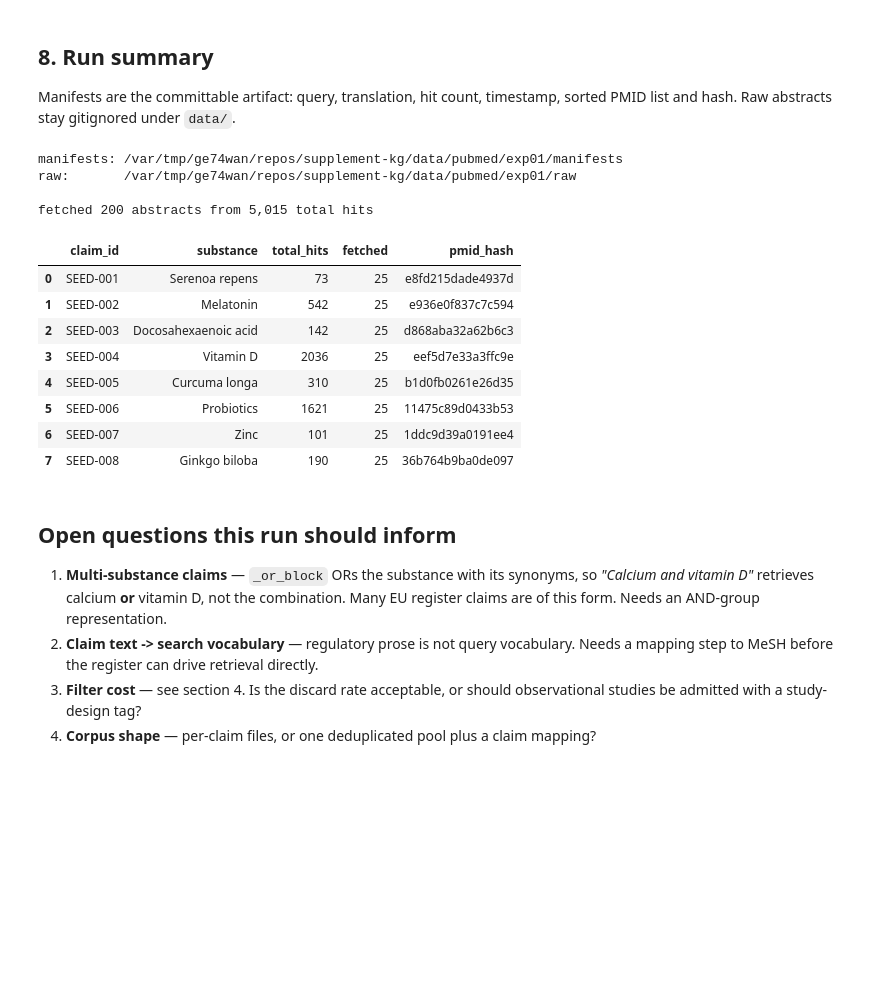
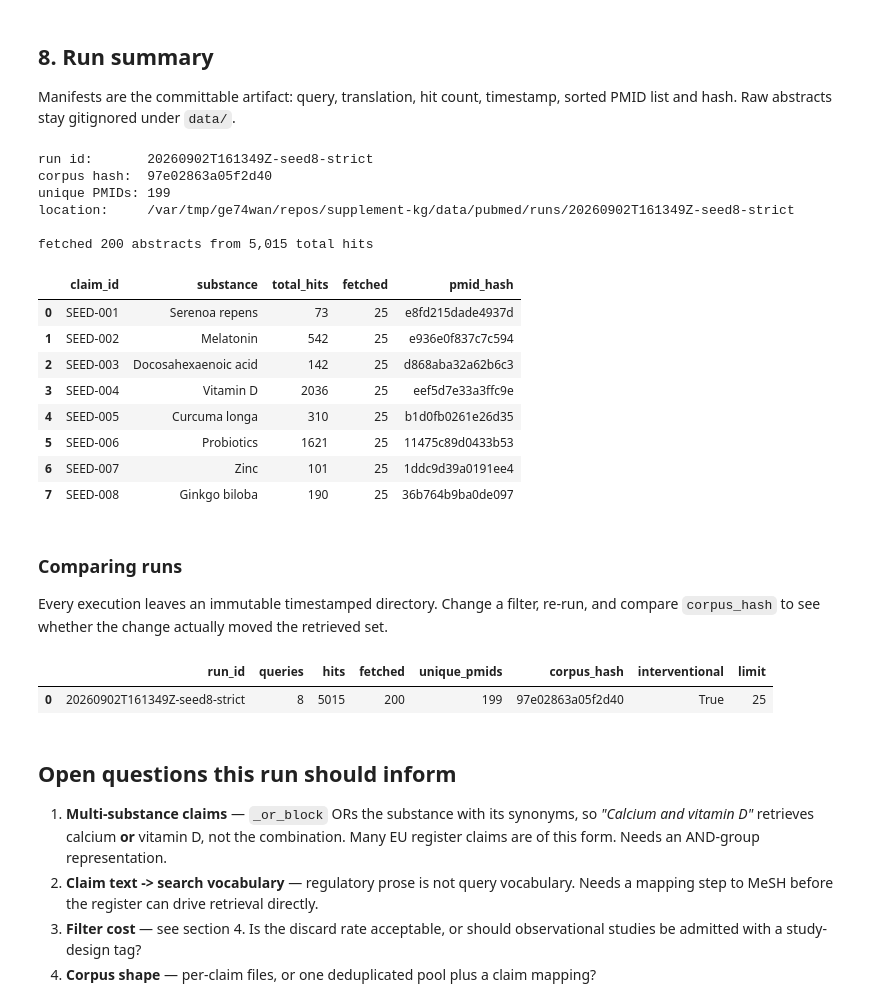
Before and after one commit to liyanfeng129/supplement-kg, a Jupyter notebook: notebooks/01_pubmed_retrieval.ipynb, the cells around one changed output. Cells and saved outputs as stored; diff of their text form; code cells hidden in the pictures; blank space fills up the shorter version.

```diff
--- a/notebooks/01_pubmed_retrieval.ipynb
+++ b/notebooks/01_pubmed_retrieval.ipynb
@@ -56,7 +57,10 @@ DATE_FROM            = None   # e.g. "2000/01/01"
 DATE_TO              = None
 
 # --- output ---------------------------------------------------------------
-OUT_DIR = ROOT / "data" / "pubmed" / "exp01"
+# Each execution gets its own timestamped directory, so runs never overwrite
+# one another and two runs can be diffed directly.
+RUNS_DIR  = ROOT / "data" / "pubmed" / "runs"
+RUN_LABEL = "seed8-strict"   # short tag appended to the timestamp
 
 FILTERS = dict(
     interventional_only=INTERVENTIONAL_ONLY,
@@ -236,6 +240,9 @@ overall kept: 18.7% (5,015 of 26,810)
 `LIMIT_PER_CLAIM` caps downloads. The manifest still records the **full** hit count,
 so a truncated run reports what it truncated rather than looking complete.
 # %%
+RUN_DIR = new_run_dir(RUNS_DIR, RUN_LABEL)
+print(f"run: {RUN_DIR.name}\n")
+
 all_abstracts, manifests = [], []
 
 for s in specs:
@@ -243,9 +250,15 @@ for s in specs:
                                     batch_size=BATCH_SIZE)
     all_abstracts.extend(abstracts)
     manifests.append(manifest)
-    paths = save_run(abstracts, manifest, OUT_DIR, run_name=s.claim_id)
+    paths = save_run(abstracts, manifest, RUN_DIR, run_name=s.claim_id)
     print(f"[{s.claim_id}] fetched {manifest['fetched']:>3} of {manifest['total_hits']:>5} hits"
           f"  -> {paths['raw'].name}")
 
+run_manifest = save_run_manifest(
+    manifests, RUN_DIR,
+    params={**FILTERS, "limit_per_claim": LIMIT_PER_CLAIM,
+            "max_claims": MAX_CLAIMS, "label": RUN_LABEL},
+)
 print(f"\ntotal abstracts fetched: {len(all_abstracts)}")
+print(f"run manifest: {run_manifest}")
 # %% [output]
@@ -378,13 +394,18 @@ summary = pd.DataFrame([{
     "pmid_hash": m["pmid_hash"],
 } for m in manifests])
 
-print(f"manifests: {OUT_DIR / 'manifests'}")
-print(f"raw:       {OUT_DIR / 'raw'}")
+run_doc = json.loads((RUN_DIR / "run.json").read_text())
+print(f"run id:       {run_doc['run_id']}")
+print(f"corpus hash:  {run_doc['corpus_hash']}")
+print(f"unique PMIDs: {run_doc['unique_pmids']}")
+print(f"location:     {RUN_DIR}")
 print(f"\nfetched {summary.fetched.sum()} abstracts from {summary.total_hits.sum():,} total hits")
 summary
 # %% [output]
-manifests: /var/tmp/ge74wan/repos/supplement-kg/data/pubmed/exp01/manifests
-raw:       /var/tmp/ge74wan/repos/supplement-kg/data/pubmed/exp01/raw
+run id:       20260902T161349Z-seed8-strict
+corpus hash:  97e02863a05f2d40
+unique PMIDs: 199
+location:     /var/tmp/ge74wan/repos/supplement-kg/data/pubmed/runs/20260902T161349Z-seed8-strict
 
 fetched 200 abstracts from 5,015 total hits
 |  | claim_id | substance | total_hits | fetched | pmid_hash |
@@ -396,6 +417,32 @@ fetched 200 abstracts from 5,015 total hits
 | 5 | SEED-006 | Probiotics | 1621 | 25 | 11475c89d0433b53 |
 | 6 | SEED-007 | Zinc | 101 | 25 | 1ddc9d39a0191ee4 |
 | 7 | SEED-008 | Ginkgo biloba | 190 | 25 | 36b764b9ba0de097 |
+# %% [markdown]
+### Comparing runs
+
+Every execution leaves an immutable timestamped directory. Change a filter,
+re-run, and compare `corpus_hash` to see whether the change actually moved the
+retrieved set.
+# %%
+# All runs to date. `corpus_hash` changes iff the retrieved PMID set changed,
+# so two rows with different params and the same hash mean the change was inert.
+run_rows = []
+for rj in sorted(RUNS_DIR.glob("*/run.json")):
+    d = json.loads(rj.read_text())
+    run_rows.append({
+        "run_id": d["run_id"],
+        "queries": d["n_queries"],
+        "hits": d["total_hits"],
+        "fetched": d["total_fetched"],
+        "unique_pmids": d["unique_pmids"],
+        "corpus_hash": d["corpus_hash"],
+        "interventional": d["params"].get("interventional_only"),
+        "limit": d["params"].get("limit_per_claim"),
+    })
+pd.DataFrame(run_rows)
+# %% [output]
+|  | run_id | queries | hits | fetched | unique_pmids | corpus_hash | interventional | limit |
+| 0 | 20260902T161349Z-seed8-strict | 8 | 5015 | 200 | 199 | 97e02863a05f2d40 | True | 25 |
 # %% [markdown]
 ## Open questions this run should inform
 
```
Also changed, not shown: parts of 3 cells of this notebook, 14 other files.
